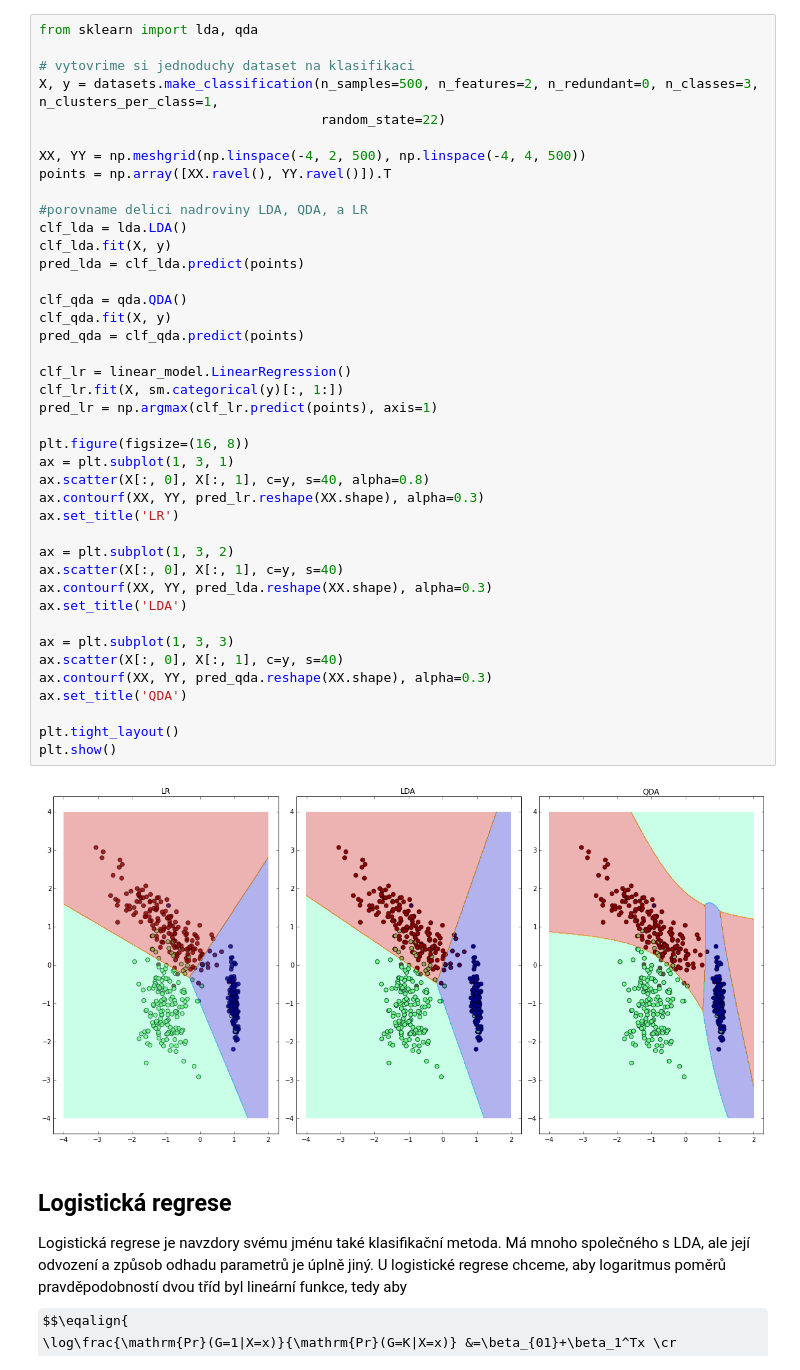
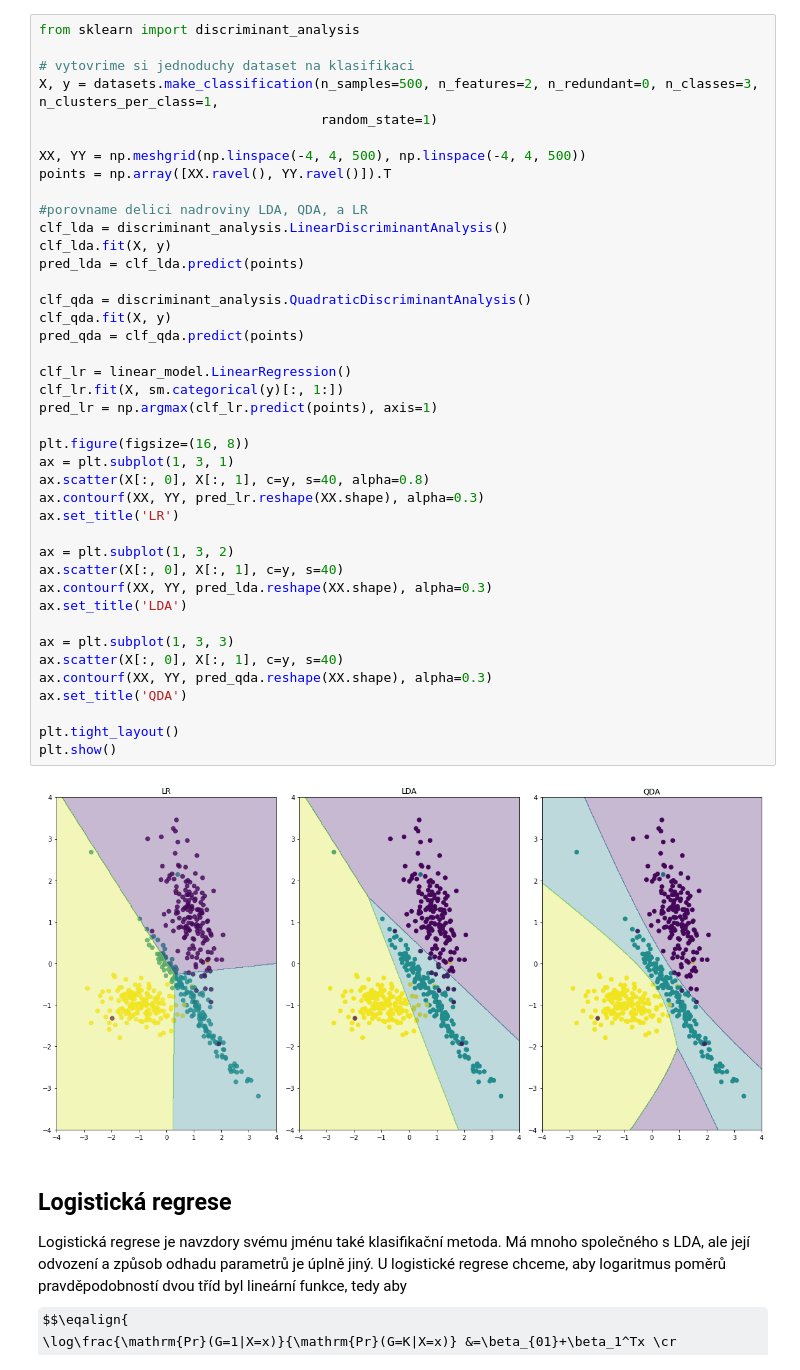
Before and after one commit to martinpilat/CImethods, a Jupyter notebook: 04LinearniModely/02Klasifikace.ipynb, the cells around one changed output. Drawn from its saved outputs; the diff is of its cells as text; some formulas as TeX source.

```diff
--- a/04LinearniModely/02Klasifikace.ipynb
+++ b/04LinearniModely/02Klasifikace.ipynb
@@ -75,48 +75,48 @@ Otázkou zůstává, kde vzít hodnoty $\pi_k$, $\Sigma$ a $\mu_k$, to je ale je
 
 A to je vše, tím máme všechno, co potřebujeme pro LDA. Kdybychom navíc misto jedné matice $\Sigma$ používali všech $K$ matic $\Sigma_k$, dostali bychom QDA. Podívejme se, jak vypadají hranice určené podle lineární regrese, LDA a QDA na jednoduchých datech ve 2D. Jednou z výhod LDA je, že jí nehrozí maskování tříd, jako tomu bylo u předchozí metody.
 # %%
-from sklearn import lda, qda
+from sklearn import discriminant_analysis
 
 # vytovrime si jednoduchy dataset na klasifikaci
 X, y = datasets.make_classification(n_samples=500, n_features=2, n_redundant=0, n_classes=3, n_clusters_per_class=1,
-                                    random_state=22)
+                                    random_state=1)
 
-XX, YY = np.meshgrid(np.linspace(-4, 2, 500), np.linspace(-4, 4, 500))
+XX, YY = np.meshgrid(np.linspace(-4, 4, 500), np.linspace(-4, 4, 500))
 points = np.array([XX.ravel(), YY.ravel()]).T
 
 #porovname delici nadroviny LDA, QDA, a LR
-clf_lda = lda.LDA()
+clf_lda = discriminant_analysis.LinearDiscriminantAnalysis()
 clf_lda.fit(X, y)
 pred_lda = clf_lda.predict(points)
 
-clf_qda = qda.QDA()
+clf_qda = discriminant_analysis.QuadraticDiscriminantAnalysis()
 clf_qda.fit(X, y)
 pred_qda = clf_qda.predict(points)
 
 clf_lr = linear_model.LinearRegression()
 clf_lr.fit(X, sm.categorical(y)[:, 1:])
 pred_lr = np.argmax(clf_lr.predict(points), axis=1)
 
 plt.figure(figsize=(16, 8))
 ax = plt.subplot(1, 3, 1)
 ax.scatter(X[:, 0], X[:, 1], c=y, s=40, alpha=0.8)
 ax.contourf(XX, YY, pred_lr.reshape(XX.shape), alpha=0.3)
 ax.set_title('LR')
 
 ax = plt.subplot(1, 3, 2)
 ax.scatter(X[:, 0], X[:, 1], c=y, s=40)
 ax.contourf(XX, YY, pred_lda.reshape(XX.shape), alpha=0.3)
 ax.set_title('LDA')
 
 ax = plt.subplot(1, 3, 3)
 ax.scatter(X[:, 0], X[:, 1], c=y, s=40)
 ax.contourf(XX, YY, pred_qda.reshape(XX.shape), alpha=0.3)
 ax.set_title('QDA')
 
 plt.tight_layout()
 plt.show()
 # %% [output]
-[figure, old version]
+[figure, new version]
 # %% [markdown]
 ## Logistická regrese
 
```
Also changed, not shown: parts of 7 cells of this notebook, 1 other file.
